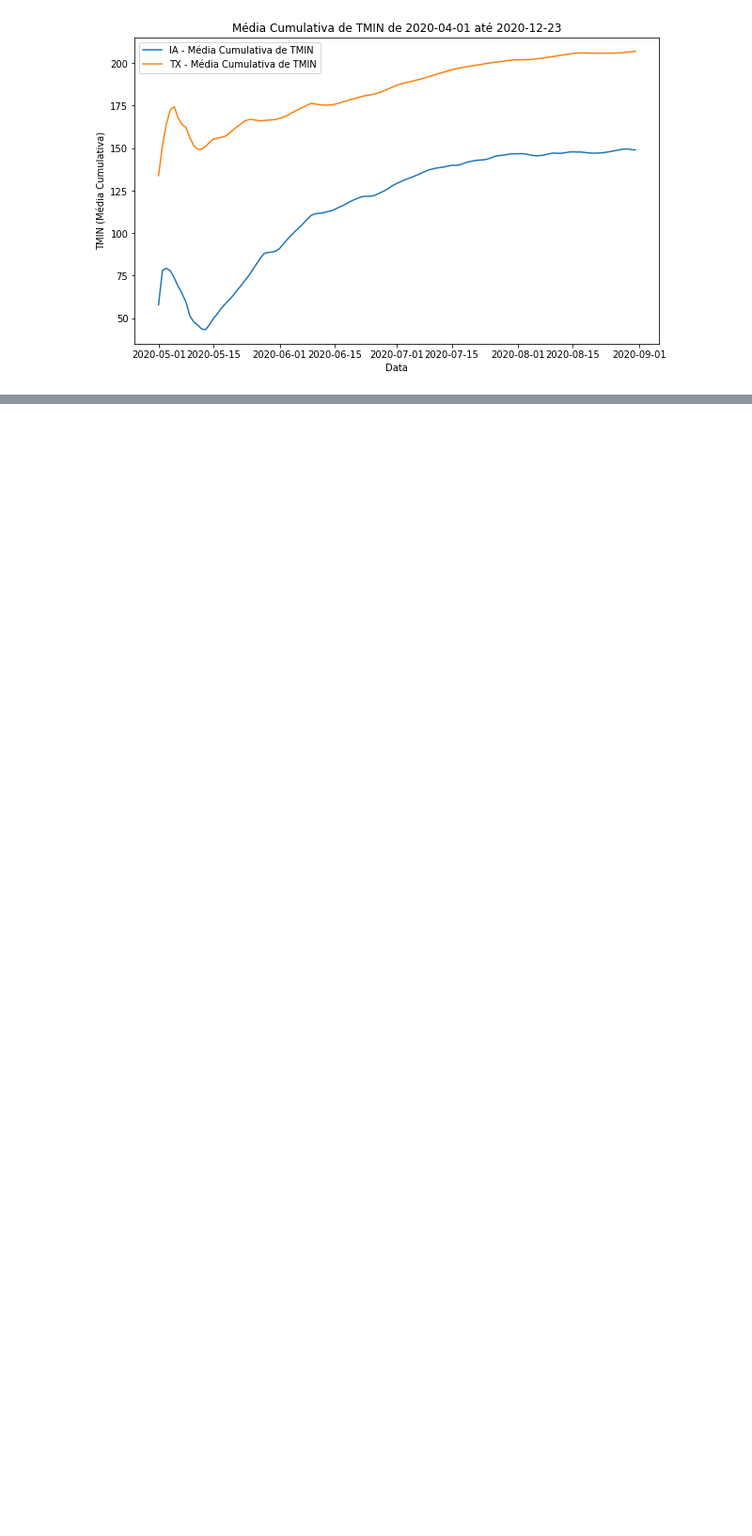
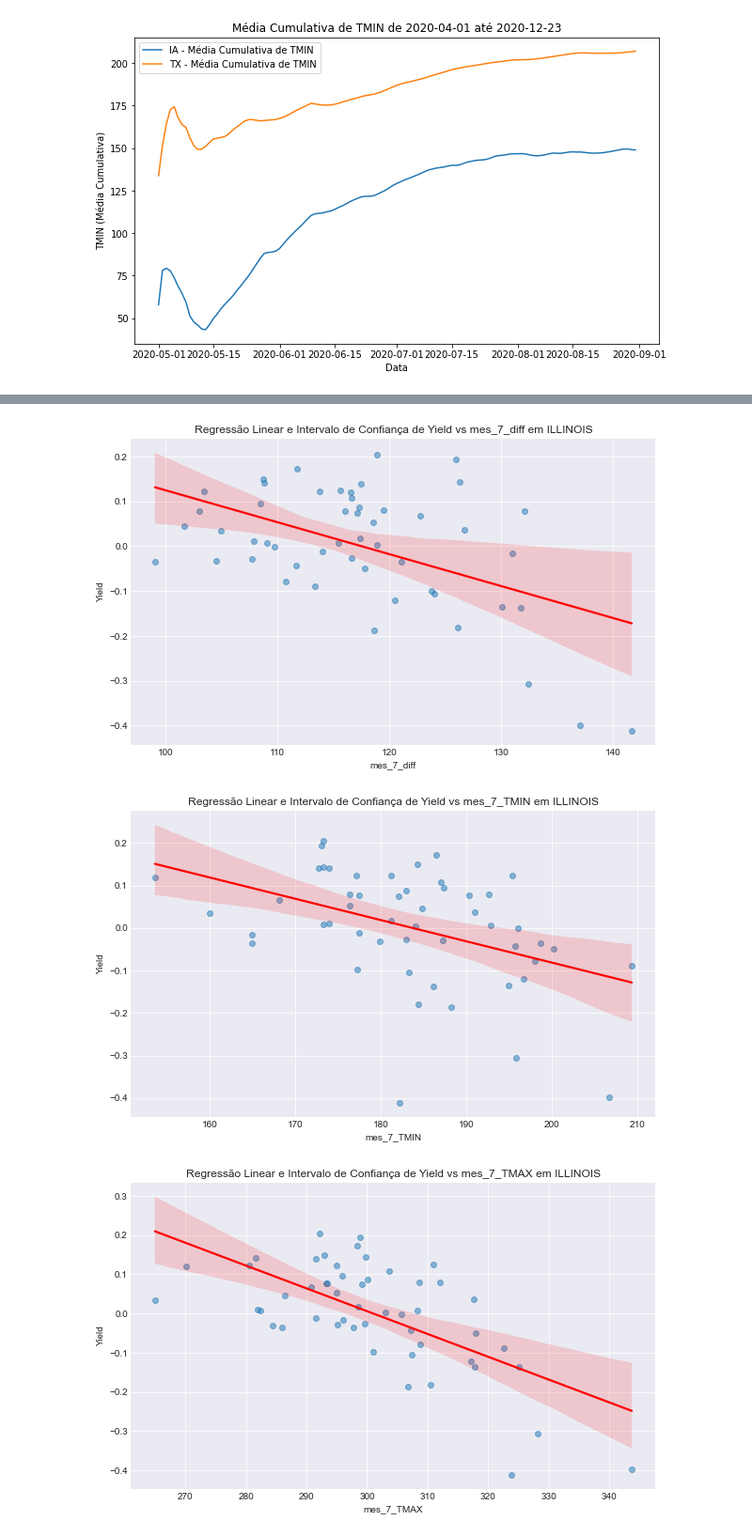
Before and after one commit to ramalhogs/Modelagem-Estat-stica, a Jupyter notebook: src/data_analysis/analysis.ipynb, the cells around one changed output, grey strips where cells are left out. Shown at 94% size. Cells and saved outputs as stored; diff of their text form; code cells hidden in the pictures; blank space fills up the shorter version.

```diff
--- a/src/data_analysis/analysis.ipynb
+++ b/src/data_analysis/analysis.ipynb
@@ -191,0 +223,27 @@ Outra questão é que, apesar de algumas covariáveis terem uma boa correlação
+# %%
+plt.style.use('seaborn-darkgrid')
+plt.rcParams['figure.figsize'] = (12, 8)
+
+# Lista de estados de interesse
+selected_states = ['ILLINOIS']
+
+# Colunas de variáveis importantes
+important_vars = ['mes_7_diff', 'mes_7_TMIN', 'mes_7_TMAX', 'mes_7_PRCP', 'mes_7_TMean']
+
+# Filtrar o DataFrame para incluir apenas os estados selecionados
+filtered_df = sy_devs[sy_devs['State'].isin(selected_states)]
+
+# Plotando regressão linear com intervalo de confiança para cada variável e para cada estado
+for state in selected_states:
+    state_df = filtered_df[filtered_df['State'] == state]
+    for var in important_vars:
+        plt.figure(figsize=(10, 6))
+        sns.regplot(x=var, y='Deviation', data=state_df, ci=95, line_kws={'color': 'red'}, scatter_kws={'alpha': 0.5})
+        plt.title(f'Regressão Linear e Intervalo de Confiança de Yield vs {var} em {state}')
+        plt.xlabel(var)
+        plt.ylabel('Yield')
+        plt.show()
+# %% [output]
+[figure, added]
+[figure, added]
+[figure, added]
```
Also changed, not shown: parts of 8 cells of this notebook.
